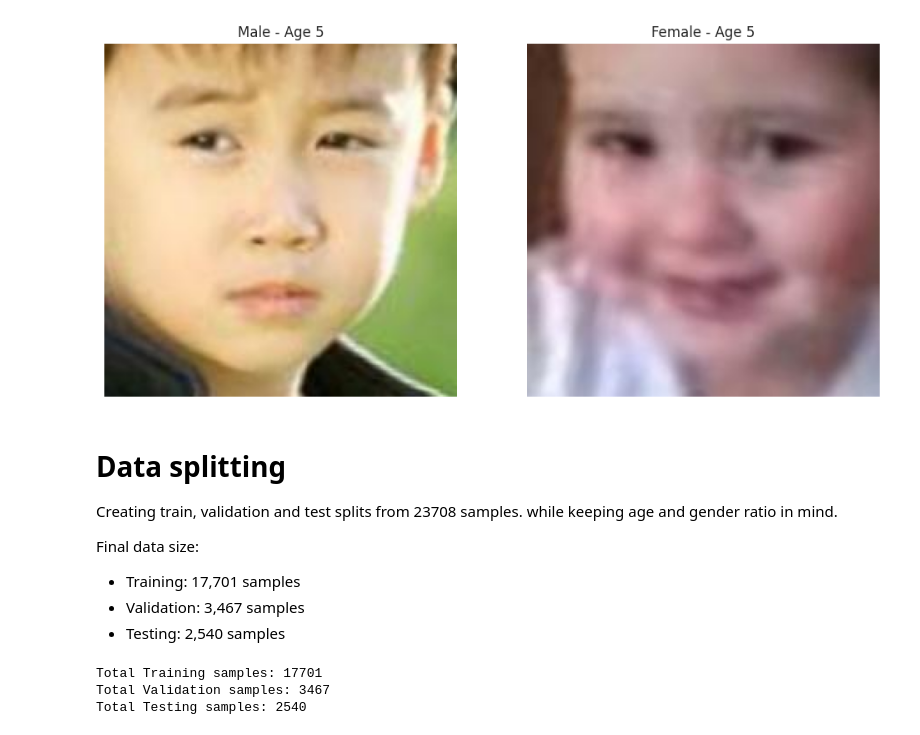
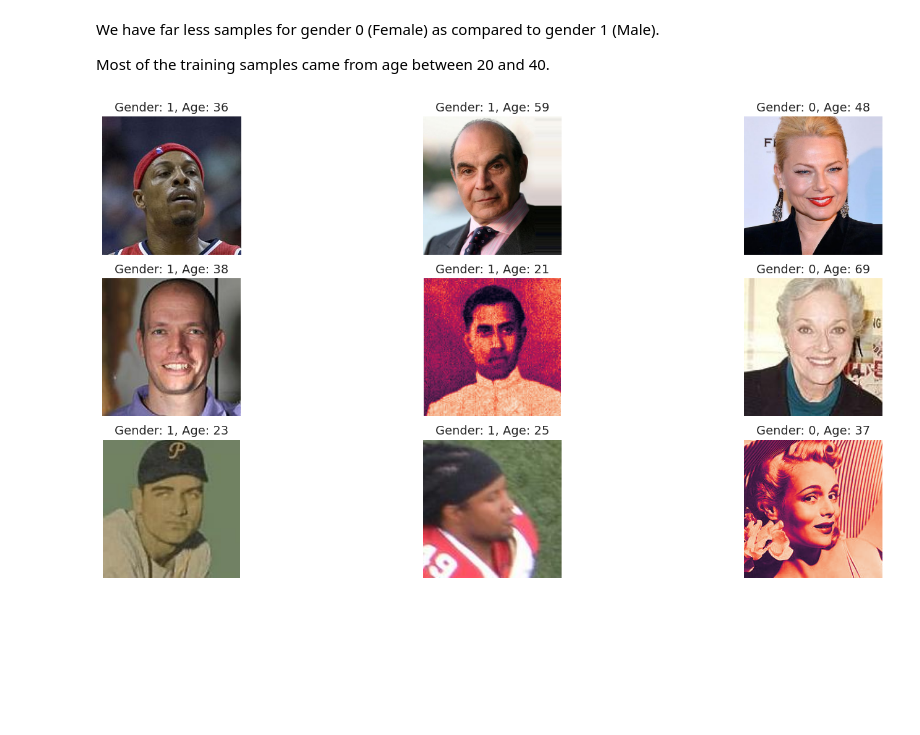
Before and after one commit to Aryanch9797/Age_and_gender_from_image, a Jupyter notebook: notebooks/Data_analysis.ipynb, the cells around one changed output. Cells and saved outputs as stored; diff of their text form; code cells hidden in the pictures; blank space fills up the shorter version.

```diff
--- a/notebooks/Data_analysis.ipynb
+++ b/notebooks/Data_analysis.ipynb
@@ -92,56 +56,18 @@ plt.show()
-# %%
-male_age_5 = data_map["5_0"][0]
-m5_image = mpimg.imread(male_age_5)
-
-female_age_5 = data_map["5_1"][0]
-f5_image = mpimg.imread(female_age_5)
-
-fig, axes = plt.subplots(1,2, figsize=(12,6))
-axes[0].imshow(m5_image)
-axes[0].axis('off')
-axes[0].set_title("Male - Age 5")
-
-axes[1].imshow(f5_image)
-axes[1].axis('off')
-axes[1].set_title("Female - Age 5")
-plt.show()
-# %% [output]
-[figure, removed]
-# %% [markdown]
-# Data splitting
-
-Creating train, validation and test splits from 23708 samples. while keeping age and gender ratio in mind.
-
-Final data size:
-
-* Training: 17,701 samples
-* Validation: 3,467 samples
-* Testing: 2,540 samples
-# %%
-training_samples = []
-validation_samples = []
-testing_samples = []
-
-train_ratio = 0.75
-val_ratio = 0.15
-
-for label, image_list in data_map.items():
-    random.seed(42)
-    random.shuffle(image_list)
-
-    n = len(image_list)
-
-    train_end = int(n*train_ratio)
-    val_end = int(n*val_ratio) + train_end
-
-    training_samples.extend(image_list[:train_end])
-    validation_samples.extend(image_list[train_end:val_end])
-    testing_samples.extend(image_list[val_end:])
-
-print(f'Total Training samples: {len(training_samples)}')
-print(f'Total Validation samples: {len(validation_samples)}')
-print(f'Total Testing samples: {len(testing_samples)}')
-# %% [output]
-Total Training samples: 17701
-Total Validation samples: 3467
-Total Testing samples: 2540
+# %% [markdown]
+We have far less samples for gender 0 (Female) as compared to gender 1 (Male).
+
+Most of the training samples came from age between 20 and 40.
+# %%
+data_path = "/kaggle/input/competitions/sep-25-dl-gen-ai-nppe-1/face_dataset/"
+fig , axes = plt.subplots(3,3,figsize=(18, 8))
+axes = axes.flatten()
+for i,(index , path , gender , age) in enumerate(train_df.sample(9,random_state=42).values):
+    img = mpimg.imread(data_path+path)
+    axes[i].imshow(img)
+    axes[i].set_title(f"Gender: {gender}, Age: {age}", fontsize=14)
+    axes[i].axis("off")
+
+plt.tight_layout()
+plt.show()
+# %% [output]
+[figure, added]
```
Also changed, not shown: parts of 13 cells of this notebook.
